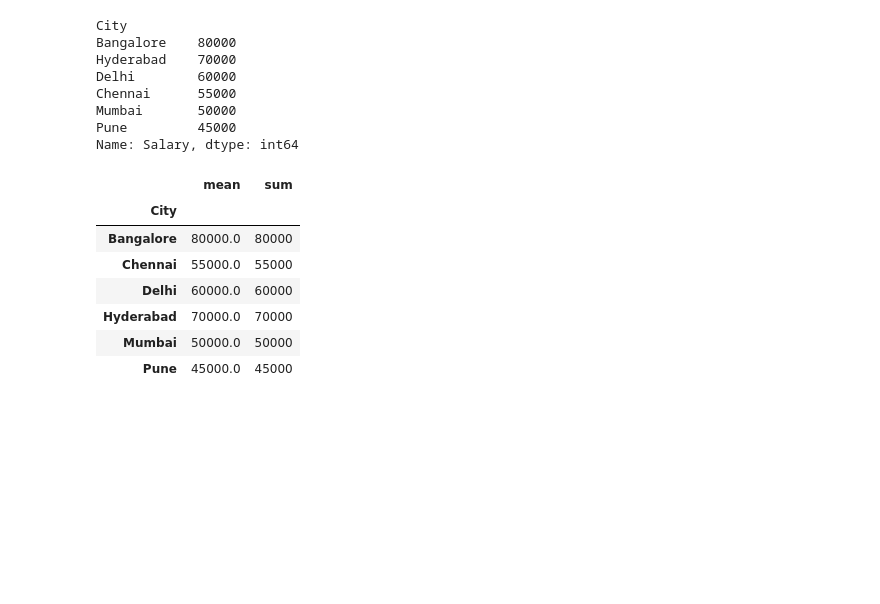
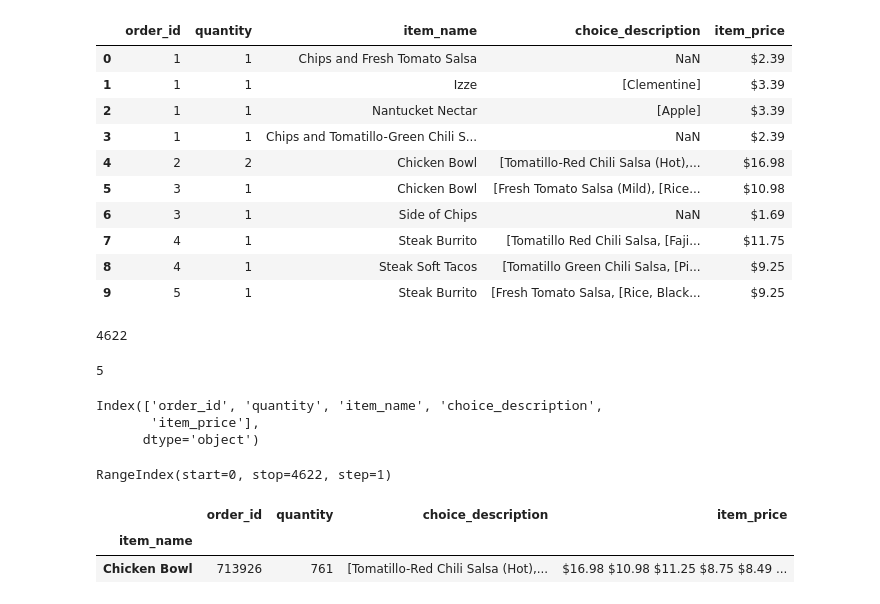
Before and after one commit to omprakaxh/python-DE-practice, a Jupyter notebook: Panda.ipynb, the cells around one changed output. Cells and saved outputs as stored; diff of their text form; code cells hidden in the pictures; blank space fills up the shorter version.

Commit message:
Completed the first exercise

```diff
--- a/Panda.ipynb
+++ b/Panda.ipynb
@@ -28,22 +5,46 @@ Name: count, dtype: int64
-# %%
-df.groupby("City")["Salary"].max().sort_values(ascending=False)
-# %% [output]
-City
-Bangalore    80000
-Hyderabad    70000
-Delhi        60000
-Chennai      55000
-Mumbai       50000
-Pune         45000
-Name: Salary, dtype: int64
-# %%
-df.groupby('City')['Salary'].agg(['mean' , 'sum'])
-# %% [output]
-|  | mean | sum |
-| City |  |  |
-| Bangalore | 80000.0 | 80000 |
-| Chennai | 55000.0 | 55000 |
-| Delhi | 60000.0 | 60000 |
-| Hyderabad | 70000.0 | 70000 |
-| Mumbai | 50000.0 | 50000 |
-| Pune | 45000.0 | 45000 |
+# %%
+url = 'https://raw.githubusercontent.com/justmarkham/DAT8/master/data/chiptole.tsv'
+chipo = pd.read_csv(url,sep='\t')
+# %%
+chipo.head(10)
+#To see the first n column's use head function
+# %% [output]
+|  | order_id | quantity | item_name | choice_description | item_price |
+| 0 | 1 | 1 | Chips and Fresh Tomato Salsa | NaN | $2.39 |
+| 1 | 1 | 1 | Izze | [Clementine] | $3.39 |
+| 2 | 1 | 1 | Nantucket Nectar | [Apple] | $3.39 |
+| 3 | 1 | 1 | Chips and Tomatillo-Green Chili S... | NaN | $2.39 |
+| 4 | 2 | 2 | Chicken Bowl | [Tomatillo-Red Chili Salsa (Hot),... | $16.98 |
+| 5 | 3 | 1 | Chicken Bowl | [Fresh Tomato Salsa (Mild), [Rice... | $10.98 |
+| 6 | 3 | 1 | Side of Chips | NaN | $1.69 |
+| 7 | 4 | 1 | Steak Burrito | [Tomatillo Red Chili Salsa, [Faji... | $11.75 |
+| 8 | 4 | 1 | Steak Soft Tacos | [Tomatillo Green Chili Salsa, [Pi... | $9.25 |
+| 9 | 5 | 1 | Steak Burrito | [Fresh Tomato Salsa, [Rice, Black... | $9.25 |
+# %%
+chipo.shape[0]
+# shape give's the number of entries
+# %% [output]
+4622
+# %%
+chipo.shape[1]
+# %% [output]
+5
+# %%
+chipo.columns
+# %% [output]
+Index(['order_id', 'quantity', 'item_name', 'choice_description',
+       'item_price'],
+      dtype='object')
+# %%
+chipo.index
+# %% [output]
+RangeIndex(start=0, stop=4622, step=1)
+# %%
+quantity = chipo.groupby('item_name')
+quantity = quantity.sum()
+quantity = quantity.sort_values(['quantity'],ascending=False)
+quantity.head(1)
+# %% [output]
+|  | order_id | quantity | choice_description | item_price |
+| item_name |  |  |  |  |
+| Chicken Bowl | 713926 | 761 | [Tomatillo-Red Chili Salsa (Hot),... | $16.98 $10.98 $11.25 $8.75 $8.49 ... |
```
Also changed, not shown: parts of 14 cells of this notebook.
